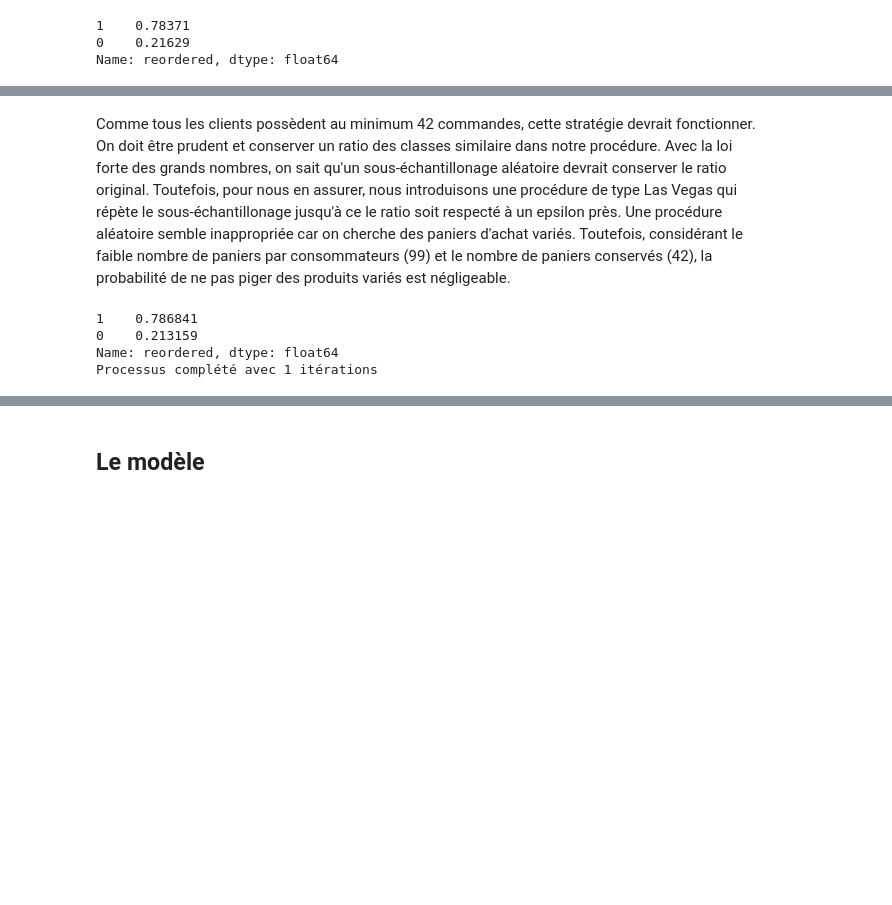
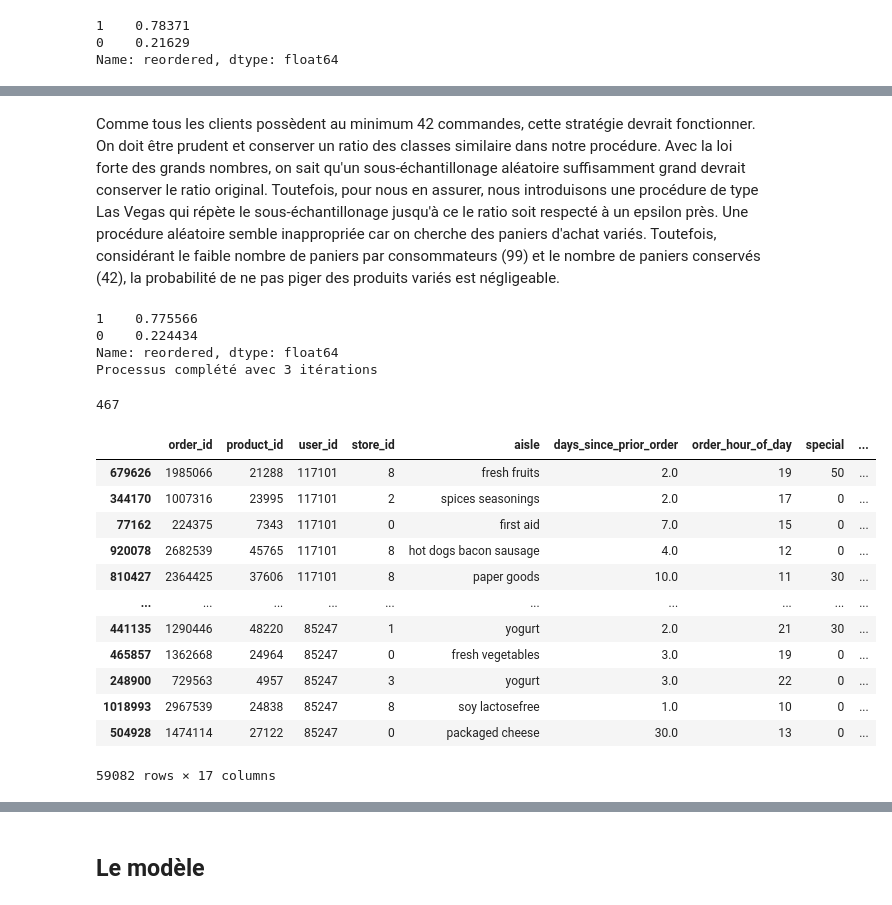
Before and after one commit to ireydiak/fraud_detection, a Jupyter notebook: TP2/JC/groupe5_tp2.ipynb, the cells around one changed output, grey strips where cells are left out. Saved outputs shown, nothing was run; the diff lists cells and outputs as text; code cells hidden in the pictures; blank space fills up the shorter version.

```diff
--- a/TP2/JC/groupe5_tp2.ipynb
+++ b/TP2/JC/groupe5_tp2.ipynb
@@ -287,21 +261,32 @@ Maximum number of rows per user: 42
 # %% [markdown]
-Comme tous les clients possèdent au minimum 42 commandes, cette stratégie devrait fonctionner. On doit être prudent et conserver un ratio des classes similaire dans notre procédure. Avec la loi forte des grands nombres, on sait qu'un sous-échantillonage aléatoire devrait conserver le ratio original. Toutefois, pour nous en assurer, nous introduisons une procédure de type Las Vegas qui répète le sous-échantillonage jusqu'à ce le ratio soit respecté à un epsilon près. Une procédure aléatoire semble inappropriée car on cherche des paniers d'achat variés. Toutefois, considérant le faible nombre de paniers par consommateurs (99) et le nombre de paniers conservés (42), la probabilité de ne pas piger des produits variés est négligeable.
+Comme tous les clients possèdent au minimum 42 commandes, cette stratégie devrait fonctionner. On doit être prudent et conserver un ratio des classes similaire dans notre procédure. Avec la loi forte des grands nombres, on sait qu'un sous-échantillonage aléatoire suffisamment grand devrait conserver le ratio original. Toutefois, pour nous en assurer, nous introduisons une procédure de type Las Vegas qui répète le sous-échantillonage jusqu'à ce le ratio soit respecté à un epsilon près. Une procédure aléatoire semble inappropriée car on cherche des paniers d'achat variés. Toutefois, considérant le faible nombre de paniers par consommateurs (99) et le nombre de paniers conservés (42), la probabilité de ne pas piger des produits variés est négligeable.
 # %%
 ratio_is_respected, n_iter = False, 0
 final_df = pd.DataFrame(columns=merged_df_prime.columns)
+class_ratio_final_df = None
 
 while not ratio_is_respected:
+    final_df = pd.DataFrame(columns=merged_df_prime.columns)
     for tup in users_n_order_df.itertuples():
+        # Masque pour filtrer l'utilisateur
         mask = merged_df_prime["user_id"] == tup.user_id
-        final_df = pd.concat((final_df, merged_df_prime.sample(tau)))
+        # Échantillonnage aléatoire des commandes de l'utilisateur
+        random_orders = merged_df_prime[mask].sample(tau)
+        # Ajout des échantillons au tableau final
+        final_df = pd.concat((final_df, random_orders))
+    # Calcul du ratio des classes
     class_ratio_final_df = final_df["reordered"].value_counts() / len(final_df)
-    print(class_ratio_final_df)
     ratio_is_respected = np.isclose(class_ratio_final_df[1], maj_cls_ratio, atol=1e-2) and np.isclose(class_ratio_final_df[0], min_cls_ratio, atol=1e-2)
     n_iter += 1
 
+print(class_ratio_final_df)
 print("Processus complété avec %d itérations" % n_iter)
 # %% [output]
-1    0.786841
-0    0.213159
+1    0.775566
+0    0.224434
 Name: reordered, dtype: float64
-Processus complété avec 1 itérations
+Processus complété avec 3 itérations
+# %%
+len(final_df) - n_target_rows
+# %% [output]
+467
@@ -308,5 +295,20 @@ Processus complété avec 1 itérations
 # %%
 first_cols = ["order_id", "product_id", "user_id", "store_id"]
 last_col = ["reordered"]
 other_cols = list(set(final_df.columns) - set(last_col) - set(first_cols))
 final_df = final_df.loc[:, first_cols + other_cols + last_col]
+final_df
+# %% [output]
+|  | order_id | product_id | user_id | store_id | aisle | days_since_prior_order | order_hour_of_day | special | ... |
+| 679626 | 1985066 | 21288 | 117101 | 8 | fresh fruits | 2.0 | 19 | 50 | ... |
+| 344170 | 1007316 | 23995 | 117101 | 2 | spices seasonings | 2.0 | 17 | 0 | ... |
+| 77162 | 224375 | 7343 | 117101 | 0 | first aid | 7.0 | 15 | 0 | ... |
+| 920078 | 2682539 | 45765 | 117101 | 8 | hot dogs bacon sausage | 4.0 | 12 | 0 | ... |
+| 810427 | 2364425 | 37606 | 117101 | 8 | paper goods | 10.0 | 11 | 30 | ... |
+| ... | ... | ... | ... | ... | ... | ... | ... | ... | ... |
+| 441135 | 1290446 | 48220 | 85247 | 1 | yogurt | 2.0 | 21 | 30 | ... |
+| 465857 | 1362668 | 24964 | 85247 | 0 | fresh vegetables | 3.0 | 19 | 0 | ... |
+| 248900 | 729563 | 4957 | 85247 | 3 | yogurt | 3.0 | 22 | 0 | ... |
+| 1018993 | 2967539 | 24838 | 85247 | 8 | soy lactosefree | 1.0 | 10 | 0 | ... |
+| 504928 | 1474114 | 27122 | 85247 | 0 | packaged cheese | 30.0 | 13 | 0 | ... |
+59082 rows × 17 columns
```
Also changed, not shown: parts of 17 cells of this notebook, 1 other file.
